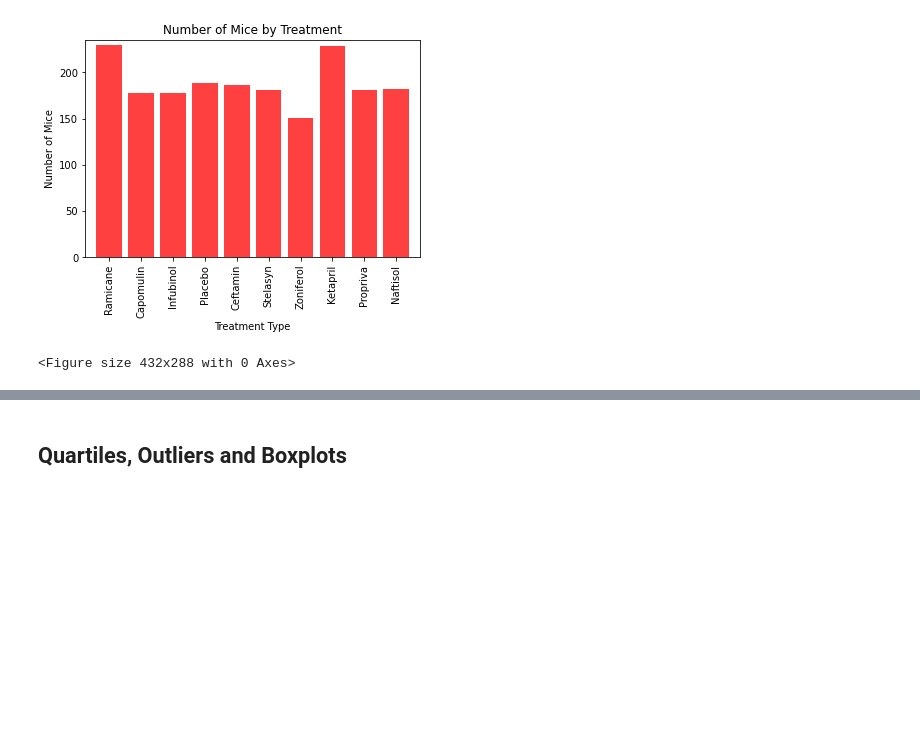
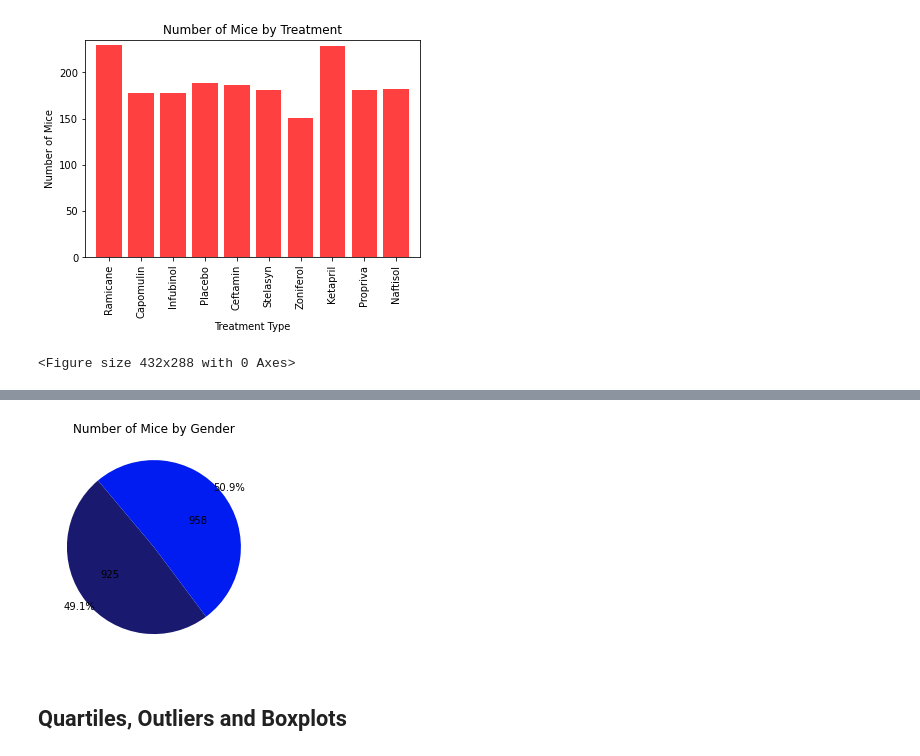
Before and after one commit to jddarby1108/Matplotlib_Challenge, a Jupyter notebook: Instructions/Pymaceuticals/pymaceuticals_starter.ipynb, the cells around one changed output, grey strips where cells are left out. Cells and saved outputs as stored; diff of their text form; code cells hidden in the pictures; blank space fills up the shorter version.

```diff
--- a/Instructions/Pymaceuticals/pymaceuticals_starter.ipynb
+++ b/Instructions/Pymaceuticals/pymaceuticals_starter.ipynb
@@ -224,5 +225,10 @@ ValueError: pie requires either y column or 'subplots=True'
 # %%
 # Generate a pie plot showing the distribution of female versus male mice using pyplot
+plt.pie(gender_count, labels=gender_count, colors=colors, autopct="%1.1f%%", startangle=130, pctdistance=1.1, labeldistance=.5)
+plt.title("Number of Mice by Gender")
+plt.show()
+# %% [output]
+[figure, added]
 # %% [markdown]
 ## Quartiles, Outliers and Boxplots
 # %%
```
Also changed, not shown: parts of 1 cell of this notebook.
